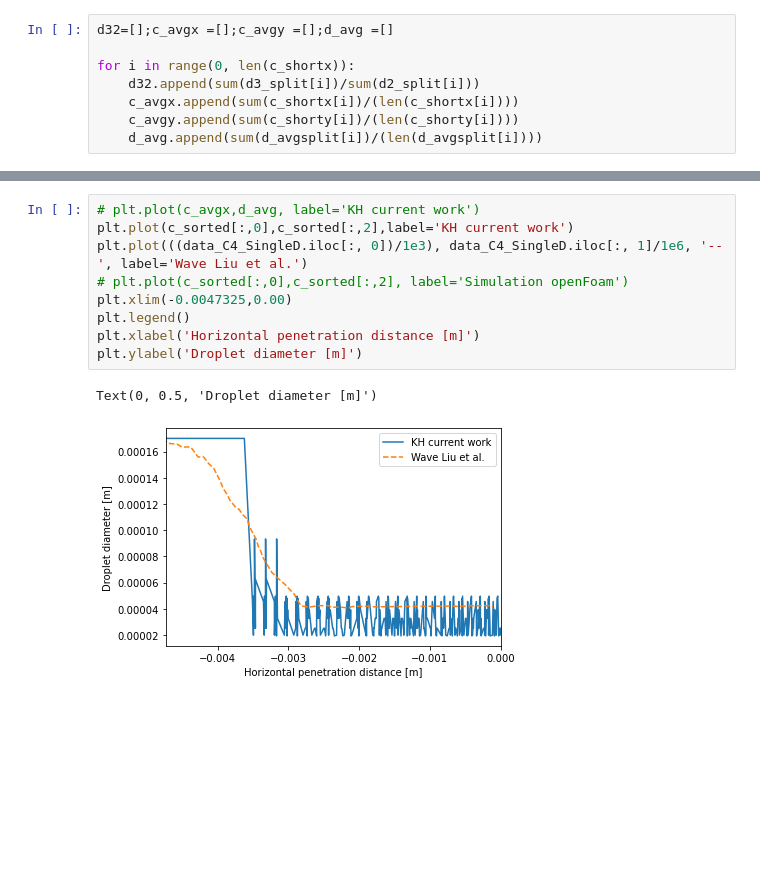
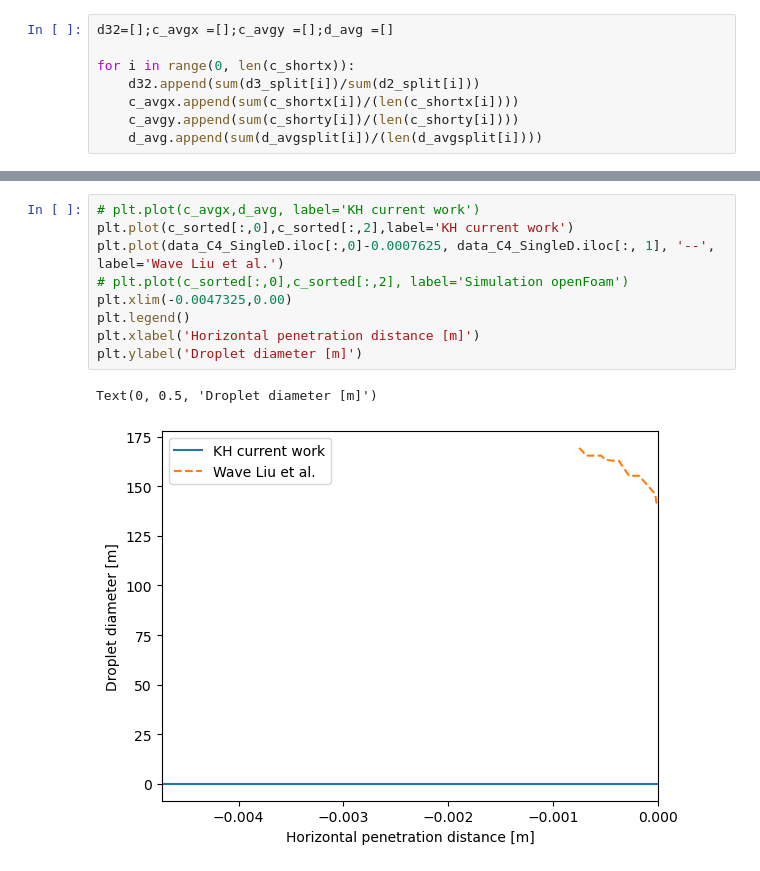
Before and after one commit to hamedeo/gasAtomizer, a Jupyter notebook: run/secondary_breakup/secondaryBreakupBenz/BenzResults/postproccesing.ipynb, the cells around one changed output, grey strips where cells are left out. Drawn from its saved outputs; the diff is of its cells as text; blank space fills up the shorter version.

```diff
--- a/run/secondary_breakup/secondaryBreakupBenz/BenzResults/postproccesing.ipynb
+++ b/run/secondary_breakup/secondaryBreakupBenz/BenzResults/postproccesing.ipynb
@@ -218,15 +218,15 @@ plt.xlim(-0.0047625,0.006)
 # %%
 # plt.plot(c_avgx,d_avg, label='KH current work')
 plt.plot(c_sorted[:,0],c_sorted[:,2],label='KH current work')
-plt.plot(((data_C4_SingleD.iloc[:, 0])/1e3), data_C4_SingleD.iloc[:, 1]/1e6, '--', label='Wave Liu et al.')
+plt.plot(data_C4_SingleD.iloc[:,0]-0.0007625, data_C4_SingleD.iloc[:, 1], '--', label='Wave Liu et al.')
 # plt.plot(c_sorted[:,0],c_sorted[:,2], label='Simulation openFoam')
 plt.xlim(-0.0047325,0.00)
 plt.legend()
 plt.xlabel('Horizontal penetration distance [m]')
 plt.ylabel('Droplet diameter [m]')
 # %% [output]
 Text(0, 0.5, 'Droplet diameter [m]')
-[figure, old version]
+[figure, new version]
 # %%
 plt.plot(c_sorted[:,0],c_sorted[:,2])
 # %% [output]
```
Also changed, not shown: parts of 8 cells of this notebook, 3 other files.
